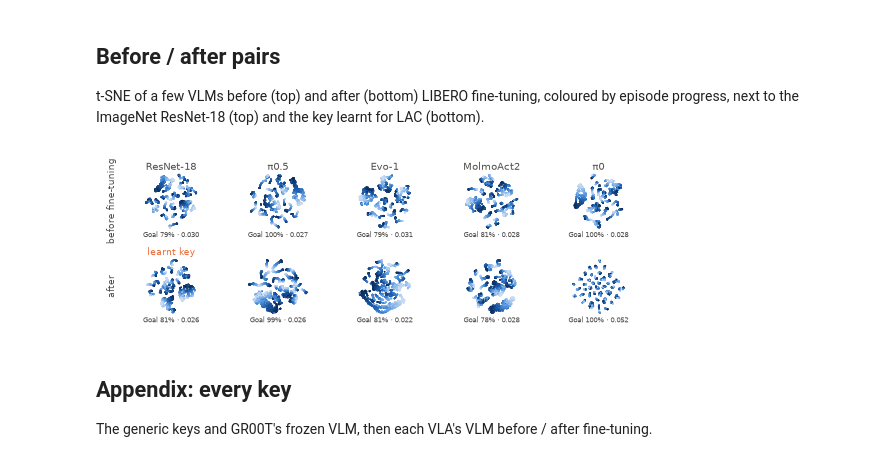
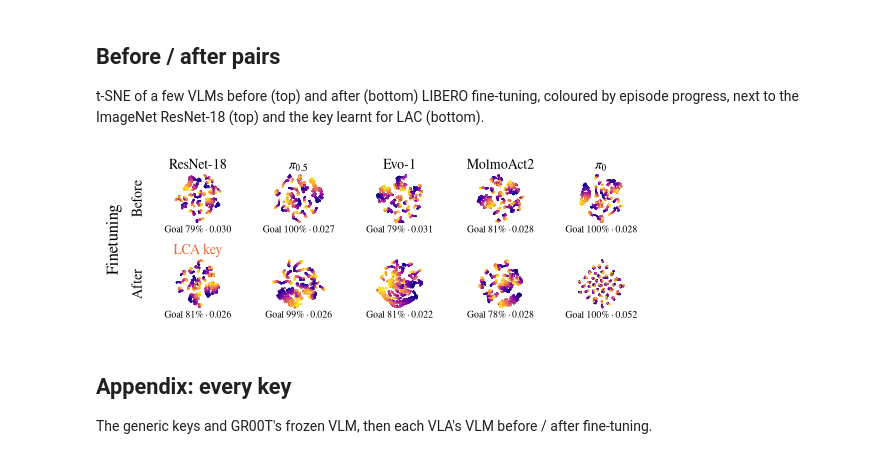
Before and after one commit to sereact/lerobot_knn, a Jupyter notebook: analysis/embeddings.ipynb, the cells around one changed output. Drawn from its saved outputs; the diff is of its cells as text; code cells hidden in the pictures.

```diff
--- a/analysis/embeddings.ipynb
+++ b/analysis/embeddings.ipynb
@@ -13,6 +13,8 @@ from matplotlib.lines import Line2D
 
 import utils as u
 
+FS_SMALL, FS_TINY = 9, 7  # pt: \small, \scriptsize of the paper
+PAGE_WIDTH = 5.5  # in: \textwidth of the paper (\linewidth of a figure)
 ROOT = Path.cwd().parent
 data_path = ROOT / "results"
 figs_path = ROOT / "analysis/figs"
@@ -33 +26,4 @@ SUITE_COLOURS = {
+# %%
+MAP_POINT_SIZE = 1.2  # embedding map scatter
+SUITE_COLOURS = dict(zip(u.SUITES, mpl.color_sequences["petroff6"], strict=False))  # vivid, distinct for colour-blind readers
 # %%
@@ -73,23 +77,23 @@ def map_legend(fig, colour_by: str) -> None:
 # %%
 MAP_GRID = [  # (key space, panel title): generic keys and GR00T's frozen VLM, then each VLA before / after fine-tuning
-    [("ResNet-18 grid", "ResNet-18"), ("ResNet-18 grid (learnt key)", "learnt key"), ("DINOv2-S", "DINOv2"),
+    [("ResNet-18 grid", "ResNet-18"), ("ResNet-18 grid (learnt key)", "LCA key"), ("DINOv2-S", "DINOv2"),
      ("GR00T N1.7 frozen VLM grid2@L4", "GR00T (frozen)")],
-    [("π0.5 base L12", "π0.5 before"), ("π0.5 LIBERO L12", "π0.5 after"),
+    [("π0.5 base L12", r"$\pi_{0.5}$ before"), ("π0.5 LIBERO L12", r"$\pi_{0.5}$ after"),
      ("MolmoAct2 base grid2@L27", "MolmoAct2 before"), ("MolmoAct2 LIBERO grid2@L27", "MolmoAct2 after")],
     [("VLA-JEPA base grid2@L7", "VLA-JEPA before"), ("VLA-JEPA LIBERO grid2@L7", "VLA-JEPA after"),
      ("Evo-1 base grid2@L10", "Evo-1 before"), ("Evo-1 LIBERO grid2@L10", "Evo-1 after")],
     [("X-VLA base grid2@L8", "X-VLA before"), ("X-VLA LIBERO grid2@L8", "X-VLA after"),
-     ("π0-FAST base grid2@L12", "π0-FAST before"), ("π0-FAST LIBERO grid2@L12", "π0-FAST after")],
+     ("π0-FAST base grid2@L12", r"$\pi_0$-FAST before"), ("π0-FAST LIBERO grid2@L12", r"$\pi_0$-FAST after")],
     [("SmolVLA base grid", "SmolVLA before"), ("SmolVLA LIBERO grid", "SmolVLA after"),
-     ("π0 base L12", "π0 before"), ("π0 LIBERO L12", "π0 after")],
+     ("π0 base L12", r"$\pi_0$ before"), ("π0 LIBERO L12", r"$\pi_0$ after")],
 ]  # fmt: skip
 
 
 MAP_PAIRS = [  # the compact figure: (VLA, key before fine-tuning, after)
-    ("π0.5", "π0.5 base L12", "π0.5 LIBERO L12"),
+    (r"$\pi_{0.5}$", "π0.5 base L12", "π0.5 LIBERO L12"),
     ("Evo-1", "Evo-1 base grid2@L10", "Evo-1 LIBERO grid2@L10"),
     ("MolmoAct2", "MolmoAct2 base grid2@L27", "MolmoAct2 LIBERO grid2@L27"),
-    ("π0", "π0 base L12", "π0 LIBERO L12"),
+    (r"$\pi_0$", "π0 base L12", "π0 LIBERO L12"),
 ]
 # %% [markdown]
 ## Before / after pairs
@@ -97,17 +101,18 @@ MAP_PAIRS = [  # the compact figure: (VLA, key before fine-tuning, after)
 t-SNE of a few VLMs before (top) and after (bottom) LIBERO fine-tuning, coloured by episode progress, next to the ImageNet ResNet-18 (top) and the key learnt for LAC (bottom).
 # %%
 cols = [("ResNet-18", "ResNet-18 grid", "ResNet-18 grid (learnt key)"), *MAP_PAIRS]
-fig, axes = plt.subplots(2, len(cols), figsize=(u.W, u.W * 0.31), layout="constrained")
+fig, axes = plt.subplots(2, len(cols), figsize=(PAGE_WIDTH, PAGE_WIDTH * 0.31), layout="constrained")
 for j, (name, before, after) in enumerate(cols):
     for i, space in enumerate((before, after)):
         map_panel(axes[i, j], space, "tsne", "progress", stats=False)
-    axes[0, j].set_title(name, fontsize=u.FS_SMALL, color=u.Colour.INK2, pad=2)
-axes[0, 0].set_ylabel("before fine-tuning", fontsize=u.FS_TINY, color=u.Colour.INK2)
-axes[1, 0].set_ylabel("after", fontsize=u.FS_TINY, color=u.Colour.INK2)
-axes[1, 0].set_title("learnt key", fontsize=u.FS_TINY, color=u.Colour.KNN, pad=2)
+    axes[0, j].set_title(name, pad=2)
+axes[0, 0].set_ylabel("Before")
+axes[1, 0].set_ylabel("After")
+fig.supylabel("Finetuning")
+axes[1, 0].set_title("LCA key", color=u.Colour.KNN, pad=2)
 fig.savefig(figs_path / "embedding_pairs.pdf", dpi=300)  # the scatter layers are rasterised
 # %% [output]
-[figure, old version]
+[figure, new version]
 # %% [markdown]
 ## Appendix: every key
 
```
Also changed, not shown: parts of 4 cells of this notebook, 10 other files.
